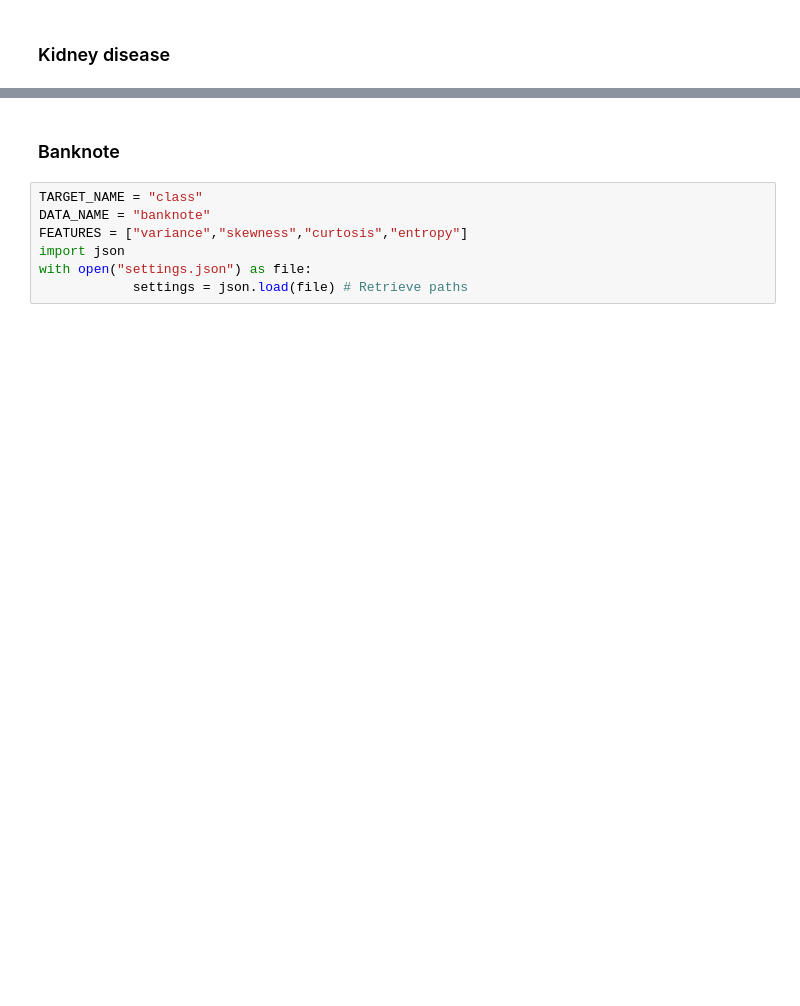
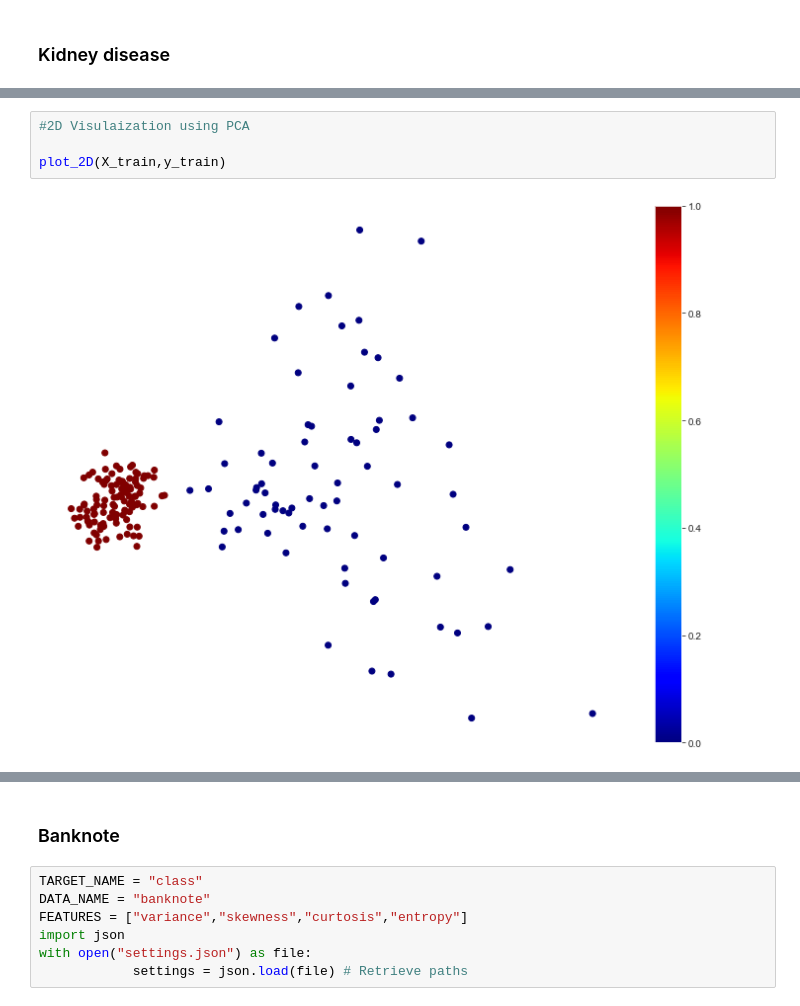
Before and after one commit to C18andre/BanknoteAuthentification, a Jupyter notebook: src/main.ipynb, the cells around one changed output, grey strips where cells are left out. Saved outputs shown, nothing was run; the diff lists cells and outputs as text; blank space fills up the shorter version.

```diff
--- a/src/main.ipynb
+++ b/src/main.ipynb
@@ -23 +48,7 @@ with open("settings.json") as file:
+# %%
+#2D Visulaization using PCA
+
+plot_2D(X_train,y_train)
+# %% [output]
+[figure, added]
 # %%
```
Also changed, not shown: parts of 13 cells of this notebook, 3 other files.
